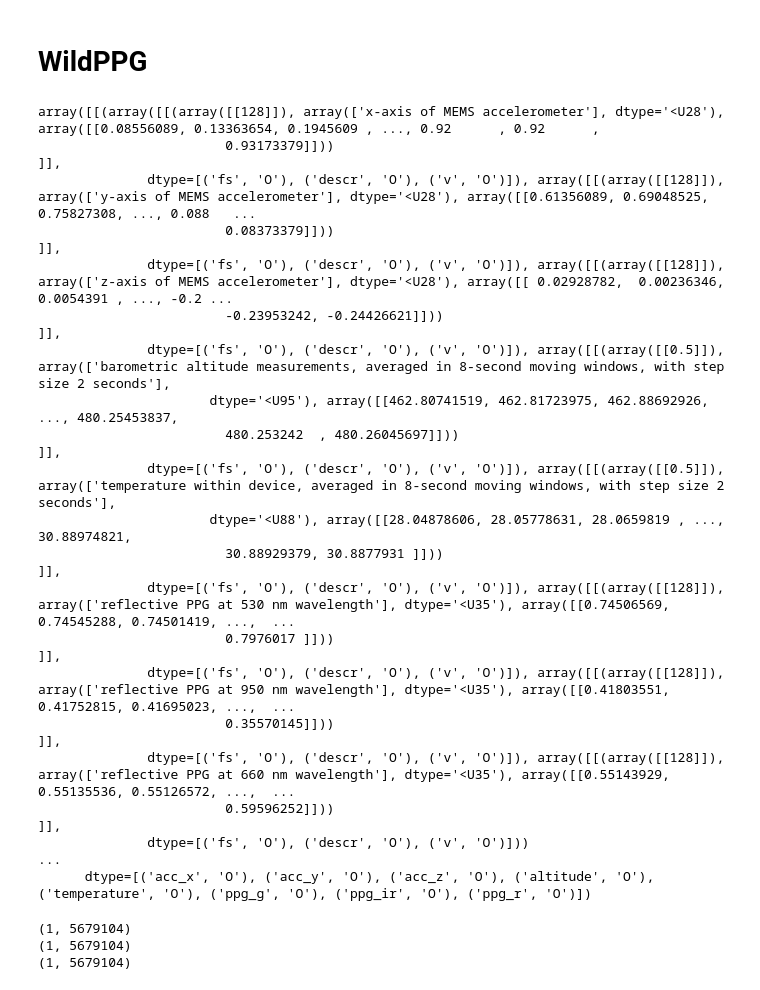
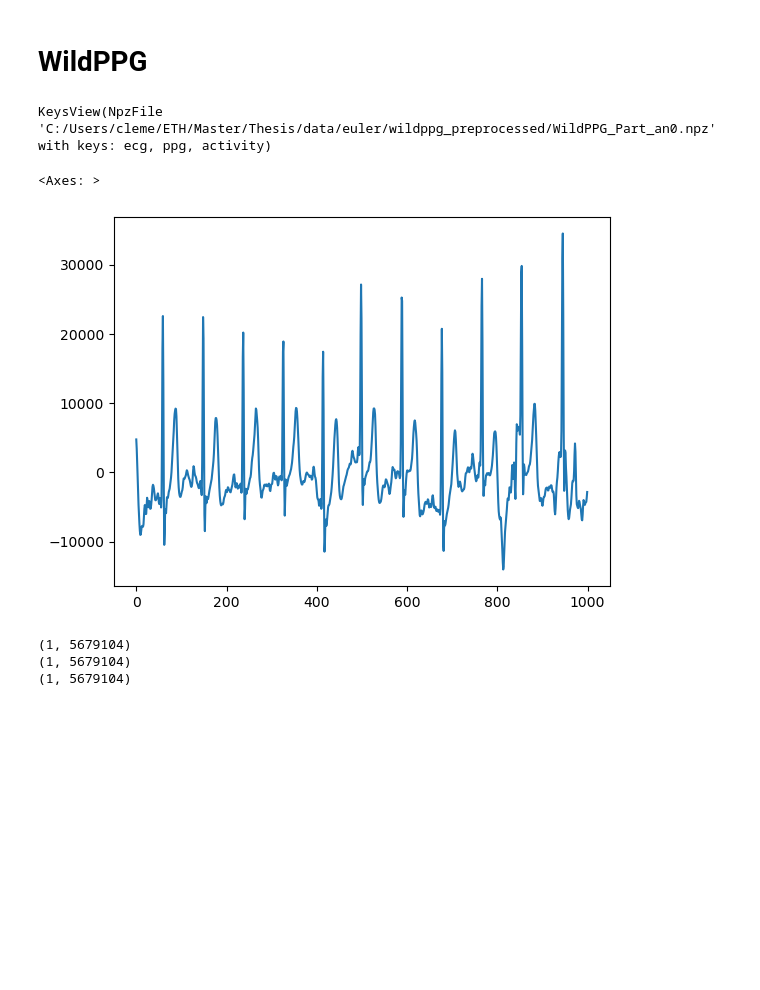
Before and after one commit to Taobyte/thesis, a Jupyter notebook: src/notebooks/dataset_exploration.ipynb, the cells around one changed output. Drawn from its saved outputs; the diff is of its cells as text; code cells hidden in the pictures; blank space fills up the shorter version.

```diff
--- a/src/notebooks/dataset_exploration.ipynb
+++ b/src/notebooks/dataset_exploration.ipynb
@@ -255,26 +328,16 @@ data = loadmat(file_path)
 # %%
-data['wrist']
+data.keys()
 # %% [output]
-array([[(array([[(array([[128]]), array(['x-axis of MEMS accelerometer'], dtype='<U28'), array([[0.08556089, 0.13363654, 0.1945609 , ..., 0.92      , 0.92      ,
-                        0.93173379]]))                                                                                                                          ]],
-              dtype=[('fs', 'O'), ('descr', 'O'), ('v', 'O')]), array([[(array([[128]]), array(['y-axis of MEMS accelerometer'], dtype='<U28'), array([[0.61356089, 0.69048525, 0.75827308, ..., 0.088   ...
-                        0.08373379]]))                                                                                                                          ]],
-              dtype=[('fs', 'O'), ('descr', 'O'), ('v', 'O')]), array([[(array([[128]]), array(['z-axis of MEMS accelerometer'], dtype='<U28'), array([[ 0.02928782,  0.00236346,  0.0054391 , ..., -0.2 ...
-                        -0.23953242, -0.24426621]]))                                                                                                    ]],
-              dtype=[('fs', 'O'), ('descr', 'O'), ('v', 'O')]), array([[(array([[0.5]]), array(['barometric altitude measurements, averaged in 8-second moving windows, with step size 2 seconds'],
-                      dtype='<U95'), array([[462.80741519, 462.81723975, 462.88692926, ..., 480.25453837,
-                        480.253242  , 480.26045697]]))                                                                                     ]],
-              dtype=[('fs', 'O'), ('descr', 'O'), ('v', 'O')]), array([[(array([[0.5]]), array(['temperature within device, averaged in 8-second moving windows, with step size 2 seconds'],
-                      dtype='<U88'), array([[28.04878606, 28.05778631, 28.0659819 , ..., 30.88974821,
-                        30.88929379, 30.8877931 ]]))                                                                                ]],
-              dtype=[('fs', 'O'), ('descr', 'O'), ('v', 'O')]), array([[(array([[128]]), array(['reflective PPG at 530 nm wavelength'], dtype='<U35'), array([[0.74506569, 0.74545288, 0.74501419, ...,  ...
-                        0.7976017 ]]))                                                                                                                                 ]],
-              dtype=[('fs', 'O'), ('descr', 'O'), ('v', 'O')]), array([[(array([[128]]), array(['reflective PPG at 950 nm wavelength'], dtype='<U35'), array([[0.41803551, 0.41752815, 0.41695023, ...,  ...
-                        0.35570145]]))                                                                                                                                 ]],
-              dtype=[('fs', 'O'), ('descr', 'O'), ('v', 'O')]), array([[(array([[128]]), array(['reflective PPG at 660 nm wavelength'], dtype='<U35'), array([[0.55143929, 0.55135536, 0.55126572, ...,  ...
-                        0.59596252]]))                                                                                                                                 ]],
-              dtype=[('fs', 'O'), ('descr', 'O'), ('v', 'O')]))                                                                                                                                          ...
-      dtype=[('acc_x', 'O'), ('acc_y', 'O'), ('acc_z', 'O'), ('altitude', 'O'), ('temperature', 'O'), ('ppg_g', 'O'), ('ppg_ir', 'O'), ('ppg_r', 'O')])
+KeysView(NpzFile 'C:/Users/cleme/ETH/Master/Thesis/data/euler/wildppg_preprocessed/WildPPG_Part_an0.npz' with keys: ecg, ppg, activity)
+# %%
+datadir = "C:/Users/cleme/ETH/Master/Thesis/data/WildPPG/data"
+file_pat = datadir + "/WildPPG_Part_an0.mat"
+data = loadmat(file_pat)
+# %%
+pd.Series(data['sternum']['ecg'][0][0][0][0][2].squeeze(0)[:1000]).plot()
+# %% [output]
+<Axes: >
+[figure, added]
 # %%
 print(data['wrist']['ppg_g'][0][0][0]['v'][0].shape)
 print(data['wrist']['ppg_r'][0][0][0]['v'][0].shape)
```
Also changed, not shown: parts of 19 cells of this notebook, 28 other files.
